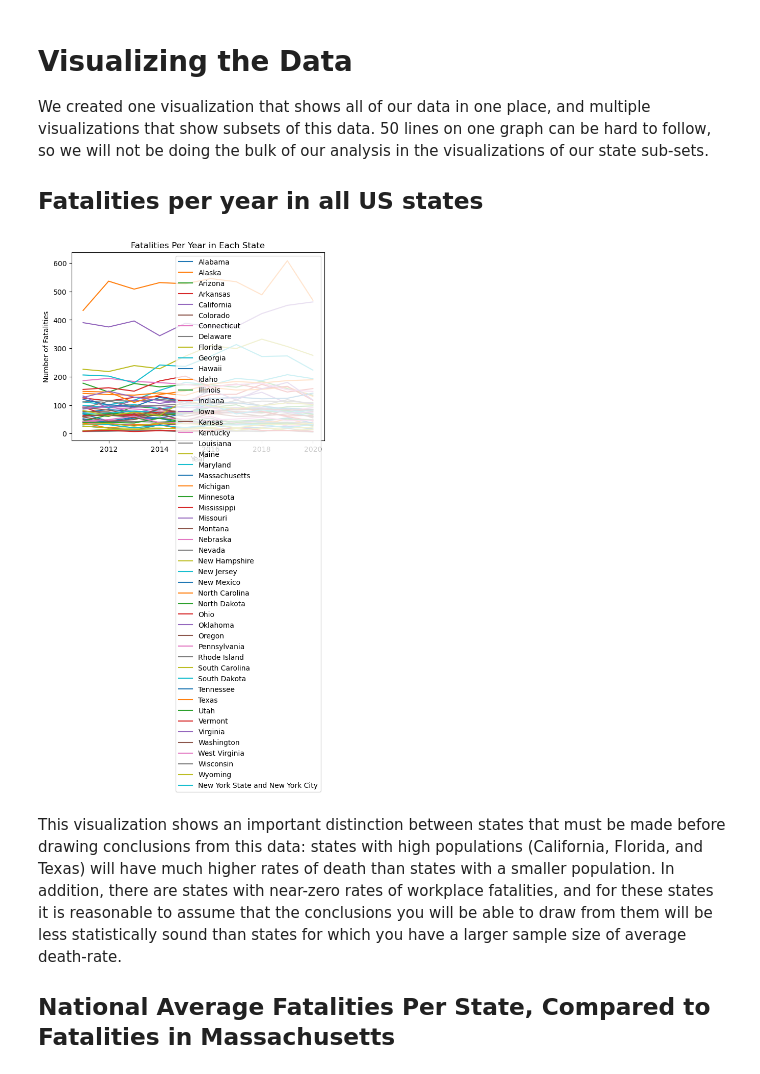
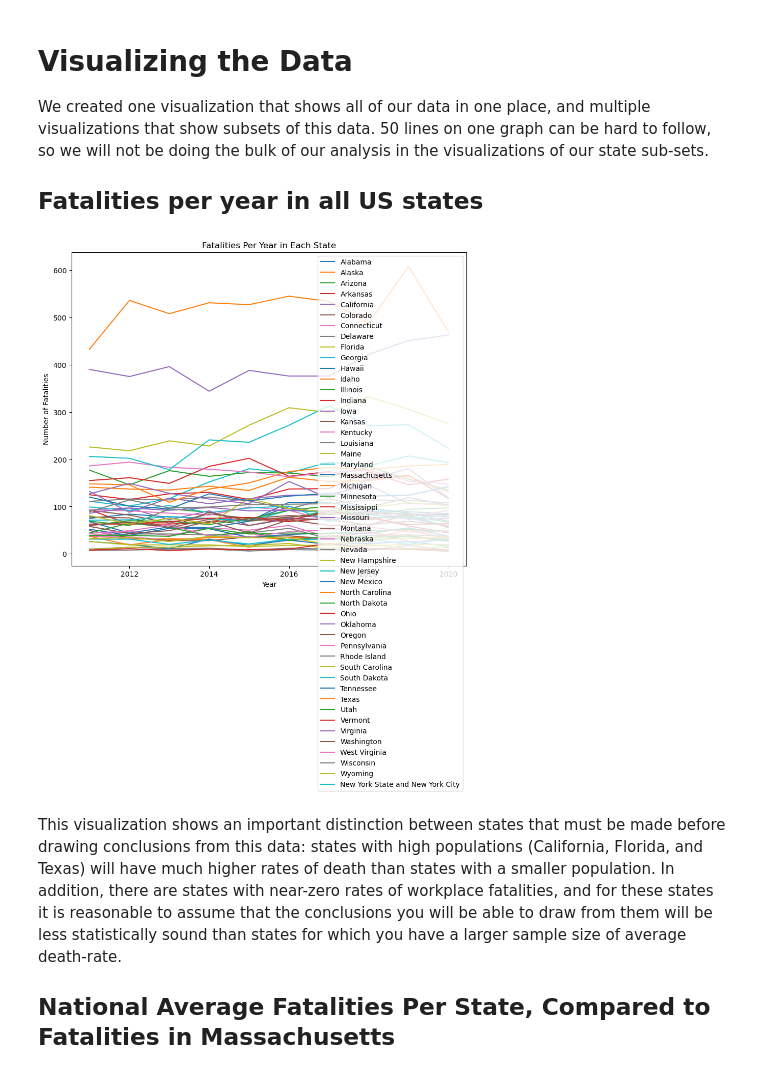
Before and after one commit to olincollege/US-Labor-Data-and-Mental-Health-Outcomes, a Jupyter notebook: computational_essay.ipynb, the cells around one changed output. Drawn from its saved outputs; the diff is of its cells as text; code cells hidden in the pictures.

```diff
--- a/computational_essay.ipynb
+++ b/computational_essay.ipynb
@@ -29,10 +30,11 @@ In presenting our results, we use the fatality numbers from each state and year
 We created one visualization that shows all of our data in one place, and multiple visualizations that show subsets of this data. 50 lines on one graph can be hard to follow, so we will not be doing the bulk of our analysis in the visualizations of our state sub-sets.
 
 ## Fatalities per year in all US states
-# %%
-visuals.plot_all_data(csv_data)
-# %% [output]
-[figure, removed]
+# %%
+plt.figure(figsize=(10,8))
+visuals.plot_all_data(csv_data)
+# %% [output]
+[figure, added]
 # %% [markdown]
 This visualization shows an important distinction between states that must be made before drawing conclusions from this data: states with high populations (California, Florida, and Texas) will have much higher rates of death than states with a smaller population. In addition, there are states with near-zero rates of workplace fatalities, and for these states it is reasonable to assume that the conclusions you will be able to draw from them will be less statistically sound than states for which you have a larger sample size of average death-rate.
 
```
Also changed, not shown: parts of 2 cells of this notebook.
